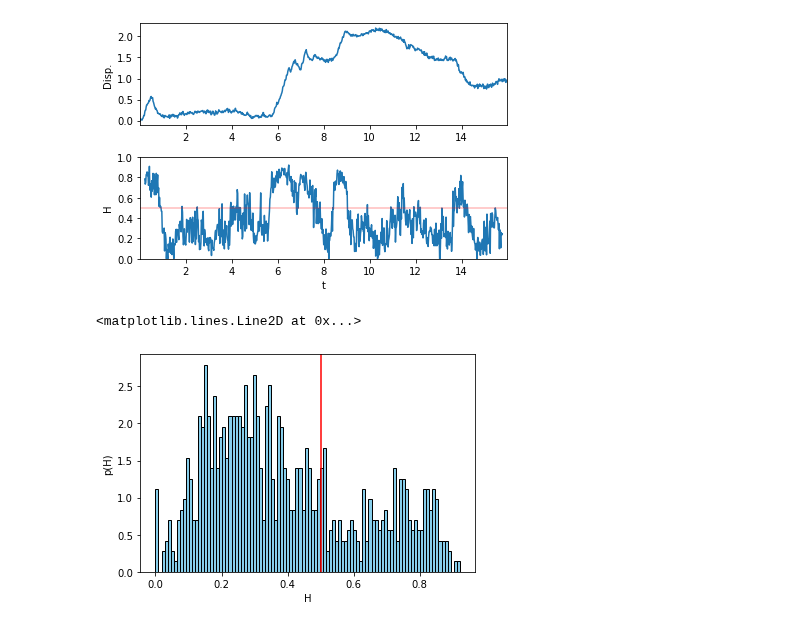
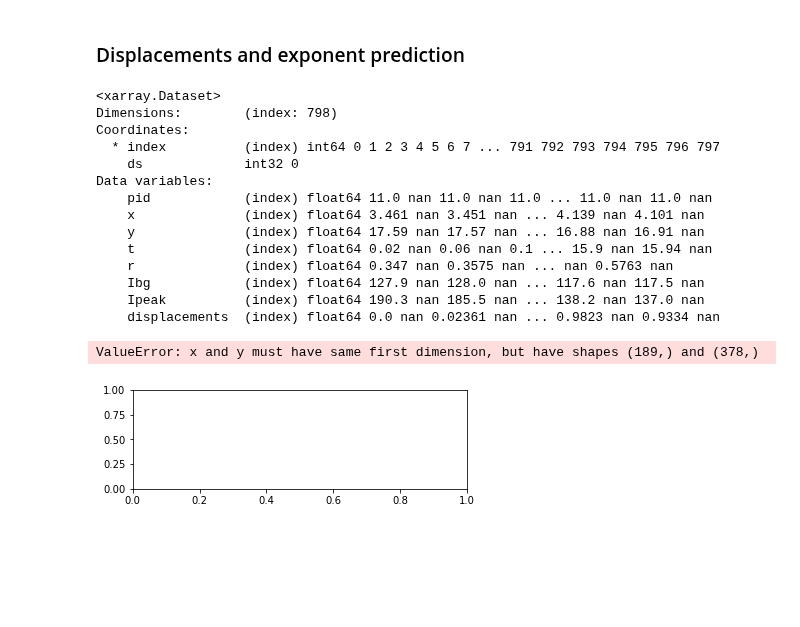
Before and after one commit to paulvautravers/Mphys-Sem-1, a Jupyter notebook: supervised_nn_fbm_realtrajectory.ipynb, the cells around one changed output. Drawn from its saved outputs; the diff is of its cells as text; code cells hidden in the pictures; blank space fills up the shorter version.

```diff
--- a/supervised_nn_fbm_realtrajectory.ipynb
+++ b/supervised_nn_fbm_realtrajectory.ipynb
@@ -1,30 +0,0 @@
-# %%
-import pandas as pd
-import numpy as np
-import matplotlib.pyplot as plt
-
-#load data
-d = pd.read_csv('rab5traj.csv')
-uid = np.unique(d['pid'])
-data = d[d['pid']==11]
-# data = d[d['pid']==15]
-# data = d[d['pid']==24]
-# data = d[d['pid']==33]
-x = np.array(data['x'])
-y = np.array(data['y'])
-t = np.array(data['t'])
-#calculate displacements
-disps = np.sqrt( np.power(x-x[0],2) + np.power(y-y[0],2) )
-#load neural network model
-import tensorflow as tf
-model = tf.keras.models.load_model("model3dense_n20.h5")
-#loop through the data points and estimate the hurst exponent in every window of 20 points
-h = []
-ht = []
-for i in range(10,len(disps)-11):
-    inx = disps[(i-10):(i+11)]
-    #apply differencing and normalization on the data
-    inx = np.array([(inx[1:]-inx[0:-1])/(np.amax(inx)-np.amin(inx))])
-    test = model.predict(inx)
-    h.append(test[0][0])
-    ht.append(t[i])
@@ -69,0 +71,2 @@ plt.plot(x, y, zorder=1)
+# %% [markdown]
+### Displacements and exponent prediction
@@ -70,29 +131,37 @@ plt.plot(x, y, zorder=1)
+# %%
+data_xr_ds = assign_displacement(data_xr_ds)
+data_xr_ds.isel(ds=0)
+# %% [output]
+<xarray.Dataset>
+Dimensions:        (index: 798)
+Coordinates:
+  * index          (index) int64 0 1 2 3 4 5 6 7 ... 791 792 793 794 795 796 797
+    ds             int32 0
+Data variables:
+    pid            (index) float64 11.0 nan 11.0 nan 11.0 ... 11.0 nan 11.0 nan
+    x              (index) float64 3.461 nan 3.451 nan ... 4.139 nan 4.101 nan
+    y              (index) float64 17.59 nan 17.57 nan ... 16.88 nan 16.91 nan
+    t              (index) float64 0.02 nan 0.06 nan 0.1 ... 15.9 nan 15.94 nan
+    r              (index) float64 0.347 nan 0.3575 nan ... nan 0.5763 nan
+    Ibg            (index) float64 127.9 nan 128.0 nan ... 117.6 nan 117.5 nan
+    Ipeak          (index) float64 190.3 nan 185.5 nan ... 138.2 nan 137.0 nan
+    displacements  (index) float64 0.0 nan 0.02361 nan ... 0.9823 nan 0.9334 nan
 # %%
 #plot displacements
-plt.figure()
-plt.subplot(211)
-plt.plot(t,disps)
-plt.ylabel('Disp.')
-plt.xlim([t[0],t[-1]])
+#plt.figure()
+#plt.subplot(211)
+#plt.plot(t,displacements)
+#plt.ylabel('Disp.')
+#plt.xlim([t[0],t[-1]])
 plt.subplot(212)
 plt.plot(ht,h)
 plt.plot([t[0],t[-1]],[0.5,0.5],'r-',lw=0.4)
 plt.ylabel('H')
 plt.xlabel('t')
 plt.xlim(t[0],t[-1])
 plt.ylim(0,1)
 plt.tight_layout()
 plt.show()
 # %% [output]
+ValueError: x and y must have same first dimension, but have shapes (189,) and (378,)
-[figure, old version]
+[figure, new version]
-# %%
-nbins = 100
-
-plt.figure()
-plt.hist(h, nbins, density=True, color='skyblue', ec='black')  # normalised so area under histogram integrates to 1
-plt.xlabel('H')
-plt.ylabel('p(H)')  # probability density
-plt.axvline(0.5, color='r')
-# %% [output]
-<matplotlib.lines.Line2D at 0x...>
-[figure, removed]
```
Also changed, not shown: parts of 14 cells of this notebook.
